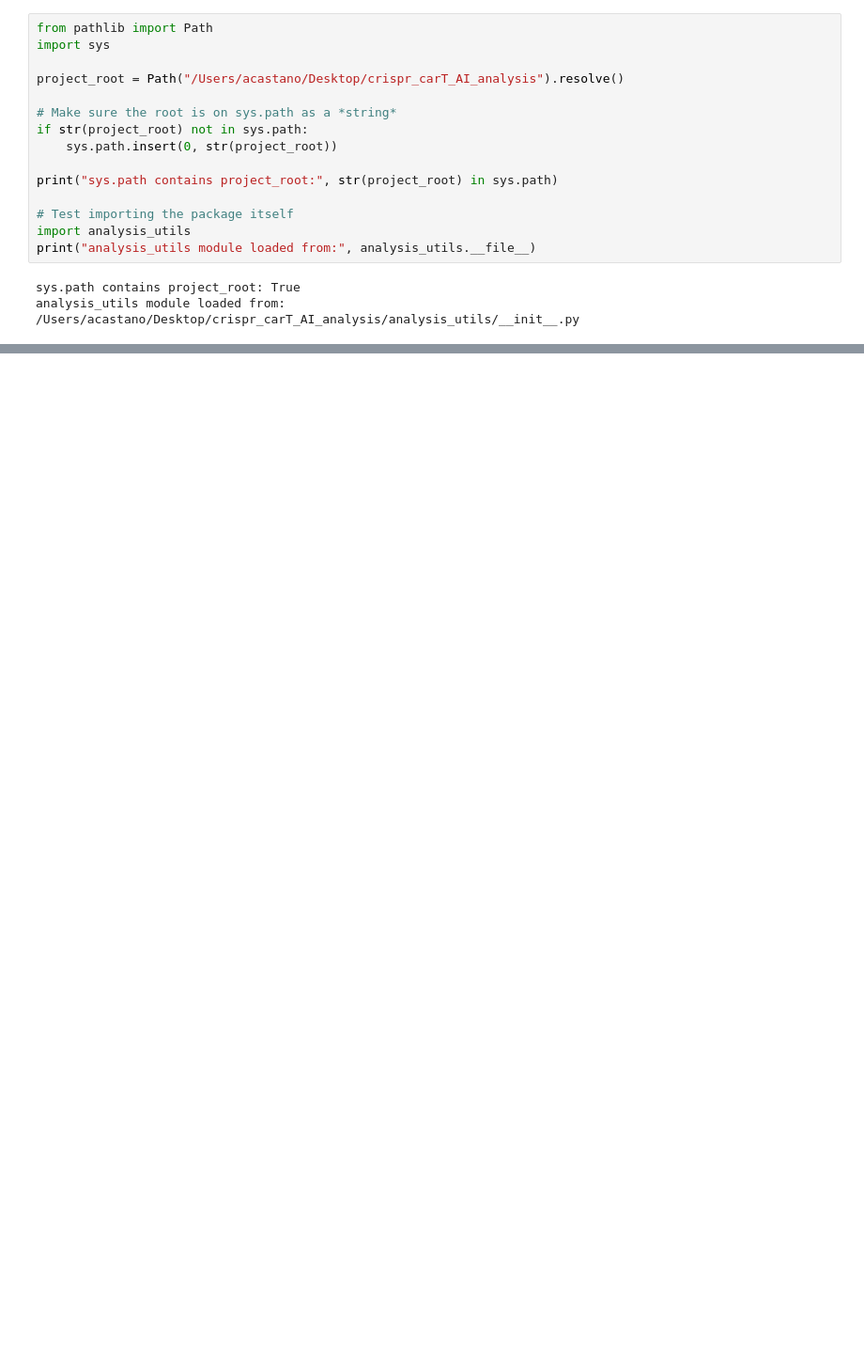
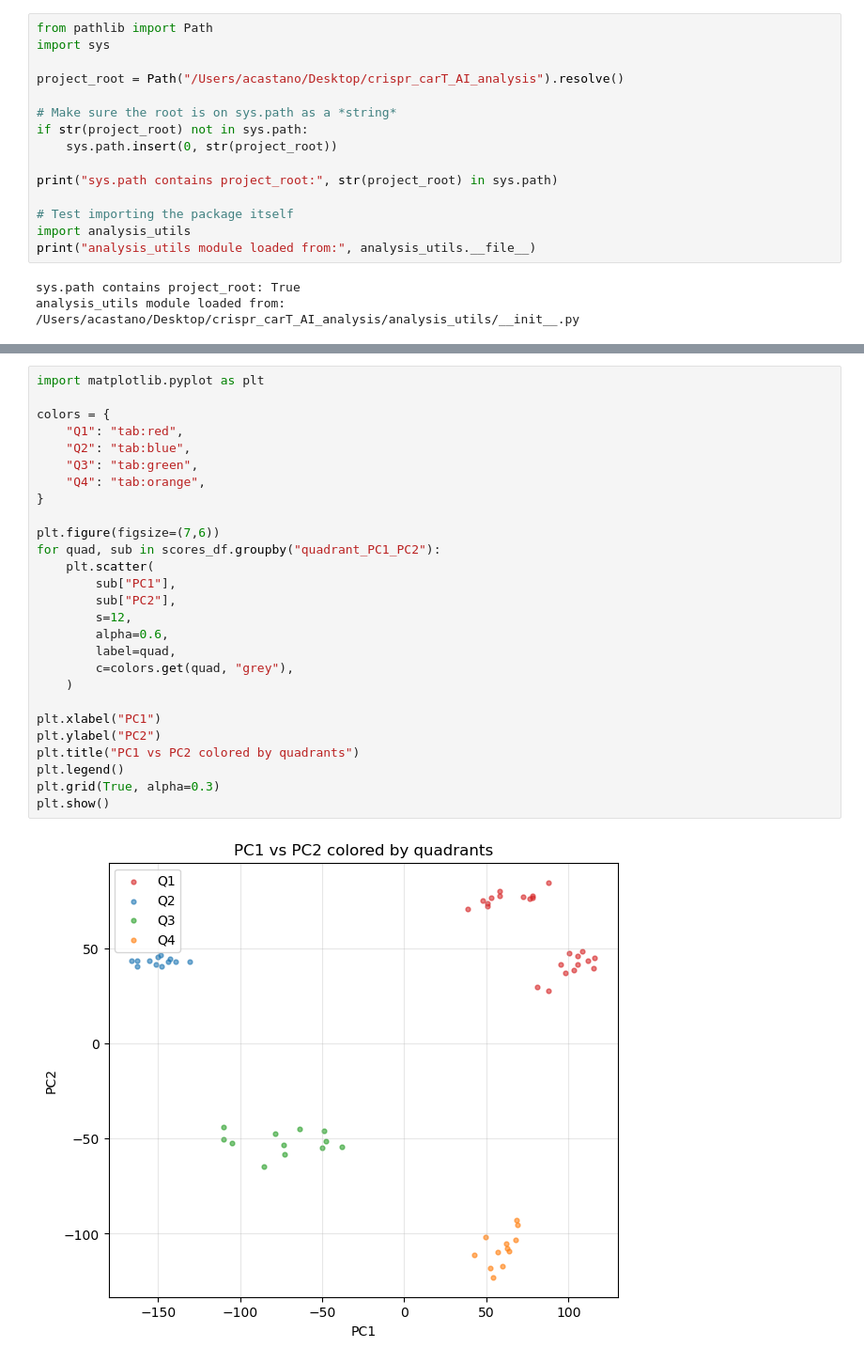
Before and after one commit to AnaBioAI/crispr_carT_AI_analysis, a Jupyter notebook: notebooks/Notebooks03_pca_analysis/03_pca_analysis.ipynb, the cells around one changed output, grey strips where cells are left out. Shown at 94% size. Saved outputs shown, nothing was run; the diff lists cells and outputs as text; blank space fills up the shorter version.

```diff
--- a/notebooks/Notebooks03_pca_analysis/03_pca_analysis.ipynb
+++ b/notebooks/Notebooks03_pca_analysis/03_pca_analysis.ipynb
@@ -96,0 +150,29 @@ print(os.listdir("analysis_utils"))
+# %%
+import matplotlib.pyplot as plt
+
+colors = {
+    "Q1": "tab:red",
+    "Q2": "tab:blue",
+    "Q3": "tab:green",
+    "Q4": "tab:orange",
+}
+
+plt.figure(figsize=(7,6))
+for quad, sub in scores_df.groupby("quadrant_PC1_PC2"):
+    plt.scatter(
+        sub["PC1"],
+        sub["PC2"],
+        s=12,
+        alpha=0.6,
+        label=quad,
+        c=colors.get(quad, "grey"),
+    )
+
+plt.xlabel("PC1")
+plt.ylabel("PC2")
+plt.title("PC1 vs PC2 colored by quadrants")
+plt.legend()
+plt.grid(True, alpha=0.3)
+plt.show()
+# %% [output]
+[figure, added]
```
Also changed, not shown: parts of 60 cells of this notebook, 6 other files.
